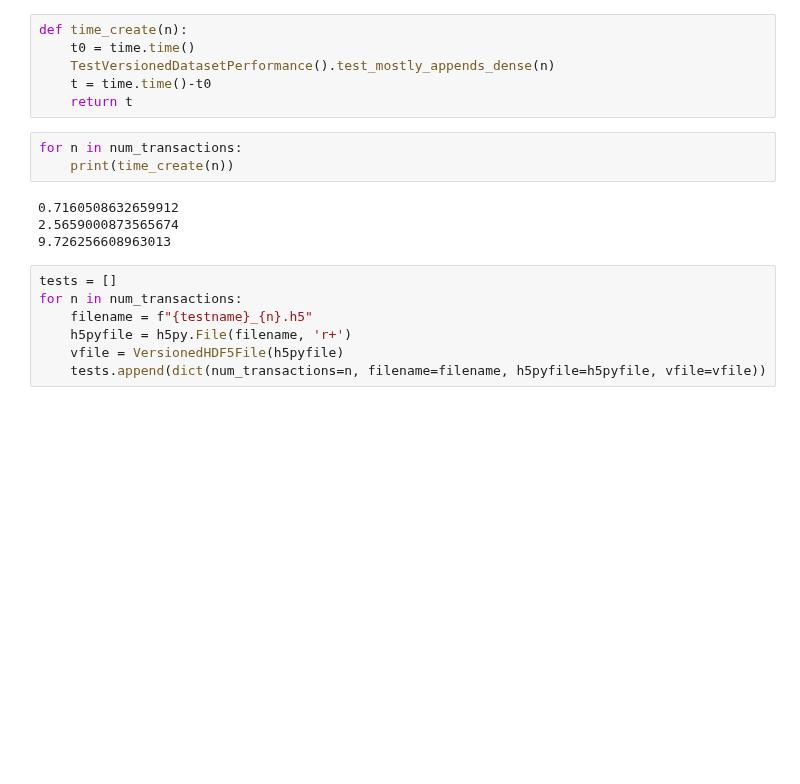
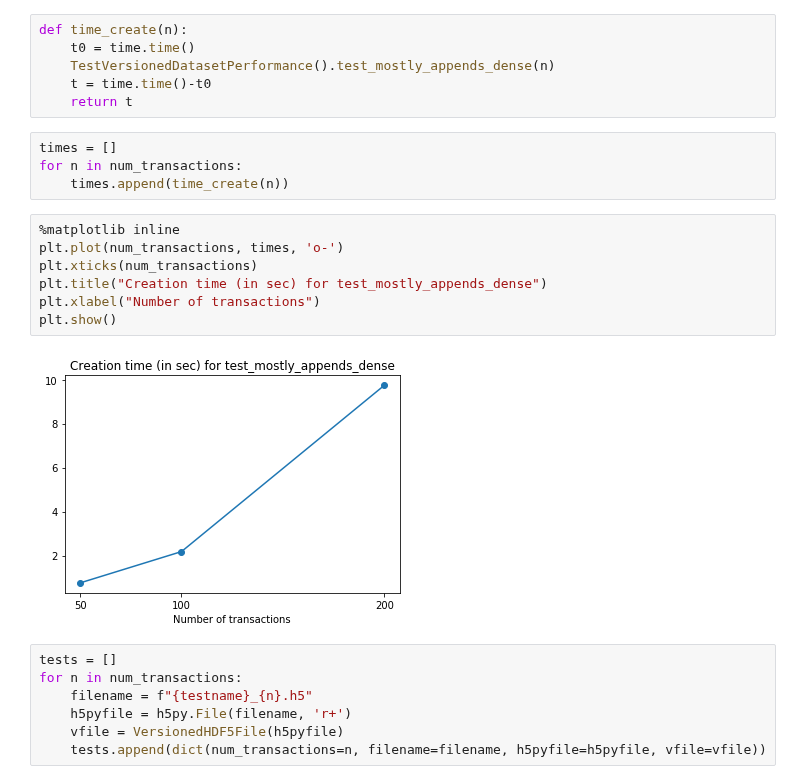
Before and after one commit to deshaw/versioned-hdf5, a Jupyter notebook: analysis/Test_IO_Performance.ipynb, the cells around one changed output. Saved outputs shown, nothing was run; the diff lists cells and outputs as text; blank space fills up the shorter version.

```diff
--- a/analysis/Test_IO_Performance.ipynb
+++ b/analysis/Test_IO_Performance.ipynb
@@ -352,12 +368,18 @@ def time_create(n):
     t = time.time()-t0
     return t
 # %%
+times = []
 for n in num_transactions:
-    print(time_create(n))
+    times.append(time_create(n))
-# %% [output]
-0.7160508632659912
-2.5659000873565674
-9.726256608963013
+# %%
+%matplotlib inline
+plt.plot(num_transactions, times, 'o-')
+plt.xticks(num_transactions)
+plt.title("Creation time (in sec) for test_mostly_appends_dense")
+plt.xlabel("Number of transactions")
+plt.show()
+# %% [output]
+[figure, added]
 # %%
 tests = []
 for n in num_transactions:
```
Also changed, not shown: parts of 18 cells of this notebook.
